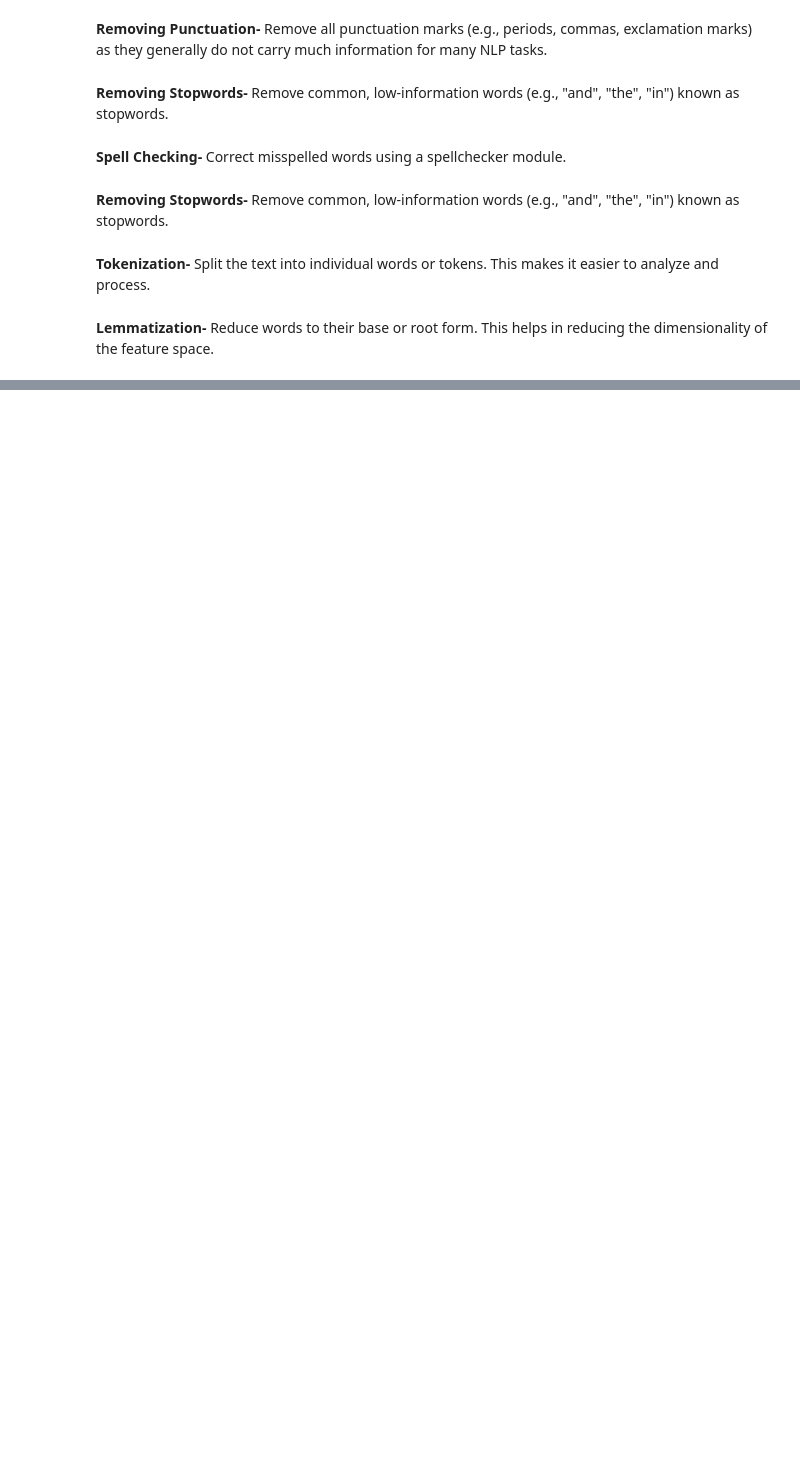
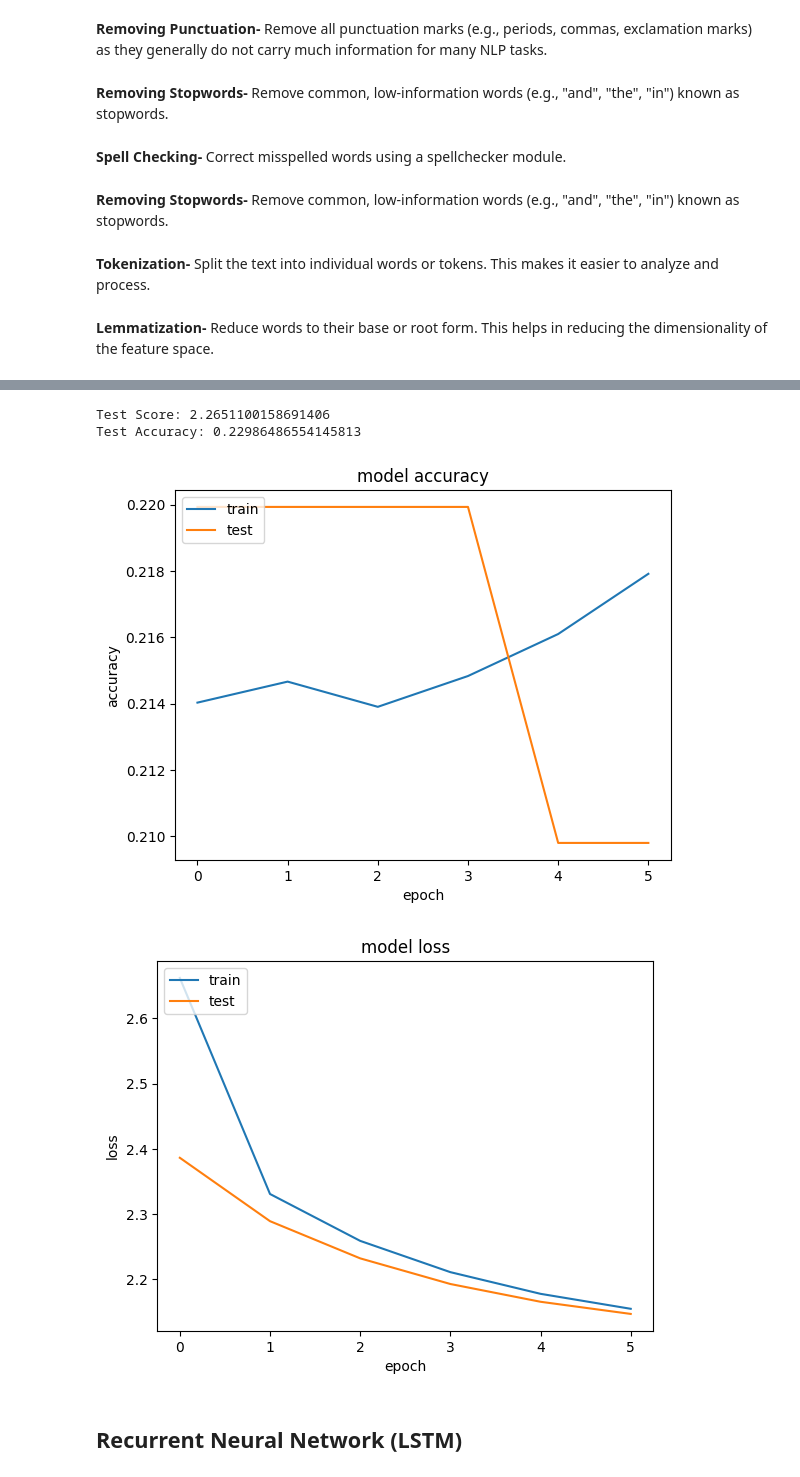
Before and after one commit to SandhiyaAcharya/Emotion_Analysis, a Jupyter notebook: Emotion_Analysis.ipynb, the cells around one changed output, grey strips where cells are left out. Drawn from its saved outputs; the diff is of its cells as text; code cells hidden in the pictures; blank space fills up the shorter version.

```diff
--- a/Emotion_Analysis.ipynb
+++ b/Emotion_Analysis.ipynb
@@ -241,0 +290,4 @@ dtype: int64
+# %%
+maxlen= 100
+X_train=pad_sequences(X_train, padding='post',maxlen=maxlen)
+X_test=pad_sequences(X_test, padding='post',maxlen=maxlen)
@@ -241,0 +311,9 @@ dtype: int64
+# %%
+# Create Embedding Matrix having 100 columns
+# Containing 100-dimensional GloVe word embeddings for all words in our corpus.
+
+embedding_matrix = zeros((vocab_length, 100))
+for word, index in word_tokenizer.word_index.items():
+    embedding_vector = embeddings_dictionary.get(word)
+    if embedding_vector is not None:
+        embedding_matrix[index] = embedding_vector
@@ -241,0 +347,5 @@ dtype: int64
+# %%
+# Compile the model:
+cnn_model.compile(optimizer='adam', loss='sparse_categorical_crossentropy', metrics=['accuracy'])
+
+print(cnn_model.summary())
@@ -241,0 +370,5 @@ dtype: int64
+# %%
+# Model training
+early_stop = EarlyStopping(monitor='val_loss', patience=3, restore_best_weights=True)
+
+cnn_model_history = cnn_model.fit(X_train, y_train, batch_size=128, epochs=6, verbose=1, validation_split=0.2,callbacks=[early_stop])
@@ -241,0 +394,35 @@ dtype: int64
+# %%
+# Model Performance
+
+print("Test Score:", score[0])
+print("Test Accuracy:", score[1])
+# %% [output]
+Test Score: 2.2651100158691406
+Test Accuracy: 0.22986486554145813
+# %%
+# Model Performance Charts
+
+import matplotlib.pyplot as plt
+
+plt.plot(cnn_model_history.history['accuracy'])
+plt.plot(cnn_model_history.history['val_accuracy'])
+
+plt.title('model accuracy')
+plt.ylabel('accuracy')
+plt.xlabel('epoch')
+plt.legend(['train','test'], loc = 'upper left')
+plt.show()
+
+plt.plot(cnn_model_history.history['loss'])
+plt.plot(cnn_model_history.history['val_loss'])
+
+plt.title('model loss')
+plt.ylabel('loss')
+plt.xlabel('epoch')
+plt.legend(['train','test'], loc = 'upper left')
+plt.show()
+# %% [output]
+[figure, added]
+[figure, added]
+# %% [markdown]
+## Recurrent Neural Network (LSTM)
```
Also changed, not shown: parts of 53 cells of this notebook.
